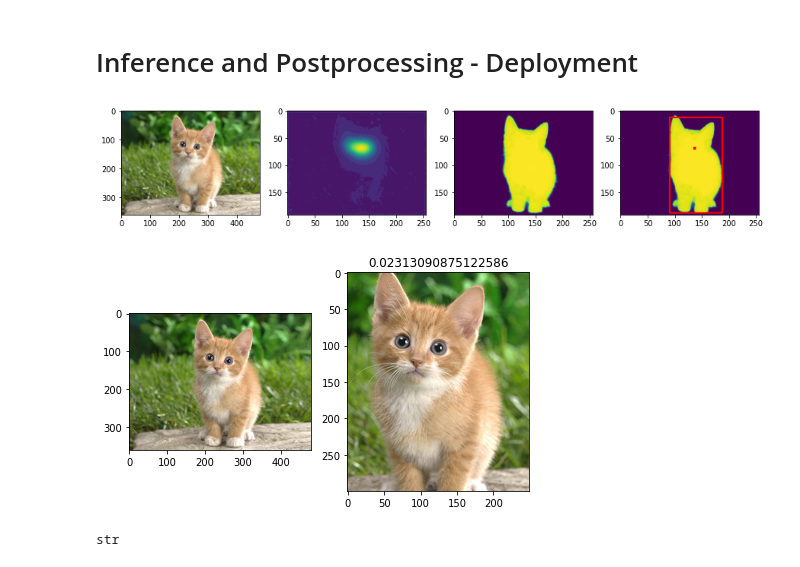
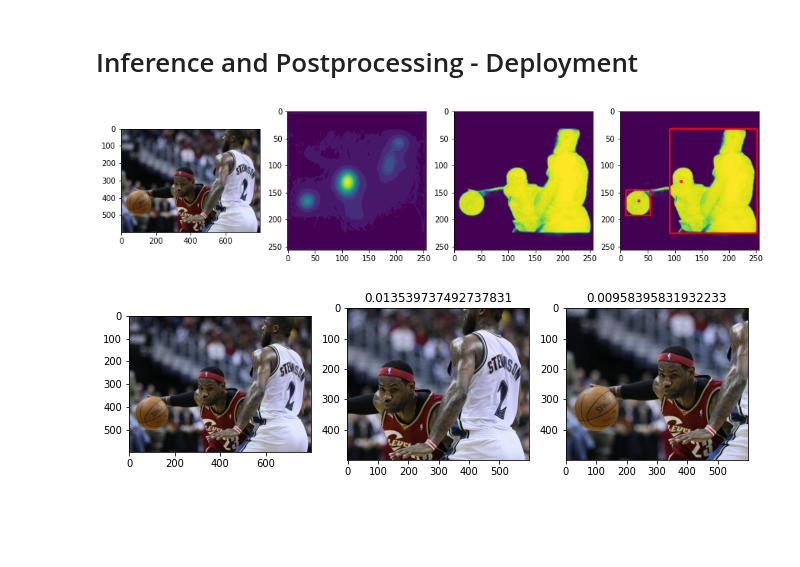
Before and after one commit to ckhui/SaliencySegmentationNet, a Jupyter notebook: Dev.ipynb, the cells around one changed output. Saved outputs shown, nothing was run; the diff lists cells and outputs as text; code cells hidden in the pictures; blank space fills up the shorter version.

```diff
--- a/Dev.ipynb
+++ b/Dev.ipynb
@@ -445,31 +446,27 @@ DEVICE = torch.device('cuda' if torch.cuda.is_available() else 'cpu')
 model_dir = "../weights/SSNET_ss_0.pth"
 model = loadModel(model_dir, DEVICE)
 # %%
-img_path = "/Users/ckh/Downloads/cat.jpeg"
+# img_path = "/Users/ckh/Downloads/cat.jpeg"
+img_path = "/Users/ckh/Desktop/清华TsingHua/Inmagine/data/sample/6.jpeg"
 img = np.array(Image.open(img_path).convert('RGB'))
 # img_tensor = image2tensor(img)
-crop_size = (250,300)
+crop_size = (600,500)
 
 scores_xyxy, peaks_bb, seg, sal = predict_crop(model, img, crop_size)
 
 # plt.subplot(1,4,1)
 # plt.imshow(img)
 # plt.subplot(1,4,2)
 # plt.imshow(sal)
 # plt.subplot(1,4,3)
 # plt.imshow(seg)
 # plt.subplot(1,4,4)
 # visualize_peak_bb(peaks_bb, seg)
 plt.figure()
 visualize_prediction(img, sal, seg, peaks_bb)
 
 plt.figure()
 visualize_crop_result(scores_xyxy, img)
 # %% [output]
-[figure, old version]
+[figure, new version]
-[figure, old version]
+[figure, new version]
-# %%
-b64, salseg = toSalSegBase64(sal,seg)
-type(b64)
-# %% [output]
-str
```
Also changed, not shown: parts of 6 cells of this notebook, 3 other files.
